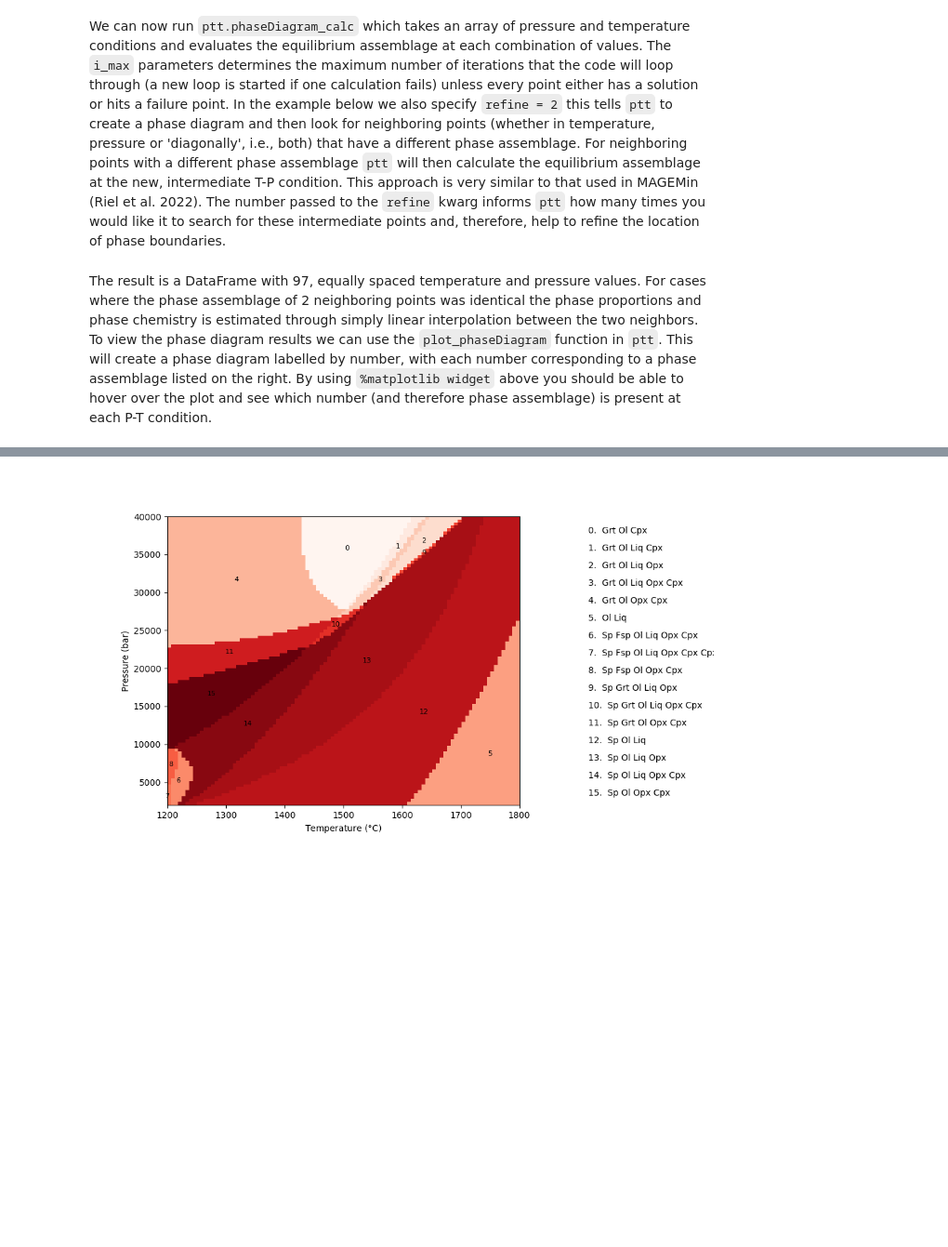
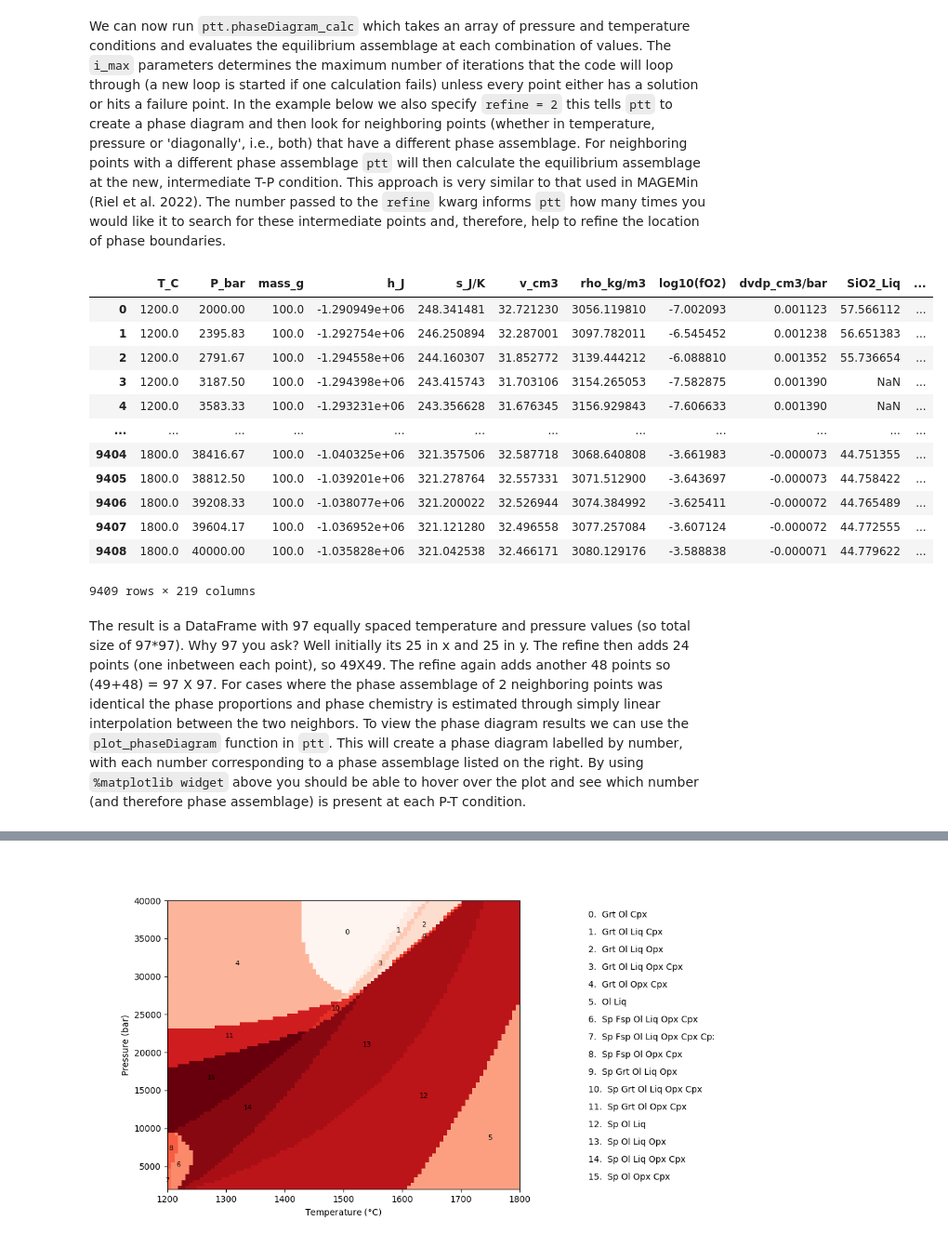
Before and after one commit to gleesonm1/PetThermoTools, a Jupyter notebook: docs/Examples/PhaseDiagrams/PhaseDiagram_example.ipynb, the cells around one changed output, grey strips where cells are left out. Shown: that part at 93% size. Cells and saved outputs as stored; diff of their text form; code cells hidden in the pictures; blank space fills up the shorter version.

```diff
--- a/docs/Examples/PhaseDiagrams/PhaseDiagram_example.ipynb
+++ b/docs/Examples/PhaseDiagrams/PhaseDiagram_example.ipynb
@@ -39,8 +48,25 @@ Res = ptt.phaseDiagram_calc(Model = "pMELTS", bulk = KLB1,
                             T_C = np.linspace(1200.0, 1800.0, 25),
                             i_max = 15,
                             refine = 2)
+# %%
+Res
+# %% [output]
+|  | T_C | P_bar | mass_g | h_J | s_J/K | v_cm3 | rho_kg/m3 | log10(fO2) | dvdp_cm3/bar | SiO2_Liq | ... |
+| 0 | 1200.0 | 2000.00 | 100.0 | -1.290949e+06 | 248.341481 | 32.721230 | 3056.119810 | -7.002093 | 0.001123 | 57.566112 | ... |
+| 1 | 1200.0 | 2395.83 | 100.0 | -1.292754e+06 | 246.250894 | 32.287001 | 3097.782011 | -6.545452 | 0.001238 | 56.651383 | ... |
+| 2 | 1200.0 | 2791.67 | 100.0 | -1.294558e+06 | 244.160307 | 31.852772 | 3139.444212 | -6.088810 | 0.001352 | 55.736654 | ... |
+| 3 | 1200.0 | 3187.50 | 100.0 | -1.294398e+06 | 243.415743 | 31.703106 | 3154.265053 | -7.582875 | 0.001390 | NaN | ... |
+| 4 | 1200.0 | 3583.33 | 100.0 | -1.293231e+06 | 243.356628 | 31.676345 | 3156.929843 | -7.606633 | 0.001390 | NaN | ... |
+| ... | ... | ... | ... | ... | ... | ... | ... | ... | ... | ... | ... |
+| 9404 | 1800.0 | 38416.67 | 100.0 | -1.040325e+06 | 321.357506 | 32.587718 | 3068.640808 | -3.661983 | -0.000073 | 44.751355 | ... |
+| 9405 | 1800.0 | 38812.50 | 100.0 | -1.039201e+06 | 321.278764 | 32.557331 | 3071.512900 | -3.643697 | -0.000073 | 44.758422 | ... |
+| 9406 | 1800.0 | 39208.33 | 100.0 | -1.038077e+06 | 321.200022 | 32.526944 | 3074.384992 | -3.625411 | -0.000072 | 44.765489 | ... |
+| 9407 | 1800.0 | 39604.17 | 100.0 | -1.036952e+06 | 321.121280 | 32.496558 | 3077.257084 | -3.607124 | -0.000072 | 44.772555 | ... |
+| 9408 | 1800.0 | 40000.00 | 100.0 | -1.035828e+06 | 321.042538 | 32.466171 | 3080.129176 | -3.588838 | -0.000071 | 44.779622 | ... |
+9409 rows × 219 columns
 # %% [markdown]
-The result is a DataFrame with 97, equally spaced temperature and pressure values. For cases where the phase assemblage of 2 neighboring points was identical the phase proportions and phase chemistry is estimated through simply linear interpolation between the two neighbors. To view the phase diagram results we can use the `plot_phaseDiagram` function in `ptt`. This will create a phase diagram labelled by number, with each number corresponding to a phase assemblage listed on the right. By using `%matplotlib widget` above you should be able to hover over the plot and see which number (and therefore phase assemblage) is present at each P-T condition.
+The result is a DataFrame with 97 equally spaced temperature and pressure values (so total size of 97*97).
+Why 97 you ask? Well initially its 25 in x and 25 in y. The refine then adds 24 points (one inbetween each point), so 49X49. The refine again adds another 48 points so (49+48) = 97 X 97.  For cases where the phase assemblage of 2 neighboring points was identical the phase proportions and phase chemistry is estimated through simply linear interpolation between the two neighbors. To view the phase diagram results we can use the `plot_phaseDiagram` function in `ptt`. This will create a phase diagram labelled by number, with each number corresponding to a phase assemblage listed on the right. By using `%matplotlib widget` above you should be able to hover over the plot and see which number (and therefore phase assemblage) is present at each P-T condition.
 # %%
 ptt.plot_phaseDiagram(Combined = Res)
 # %% [output]
```
Also changed, not shown: parts of 12 cells of this notebook.
